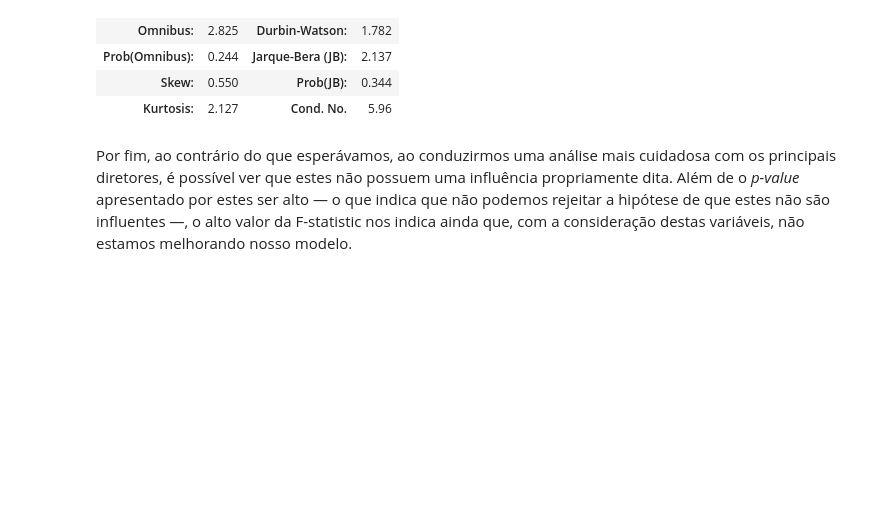
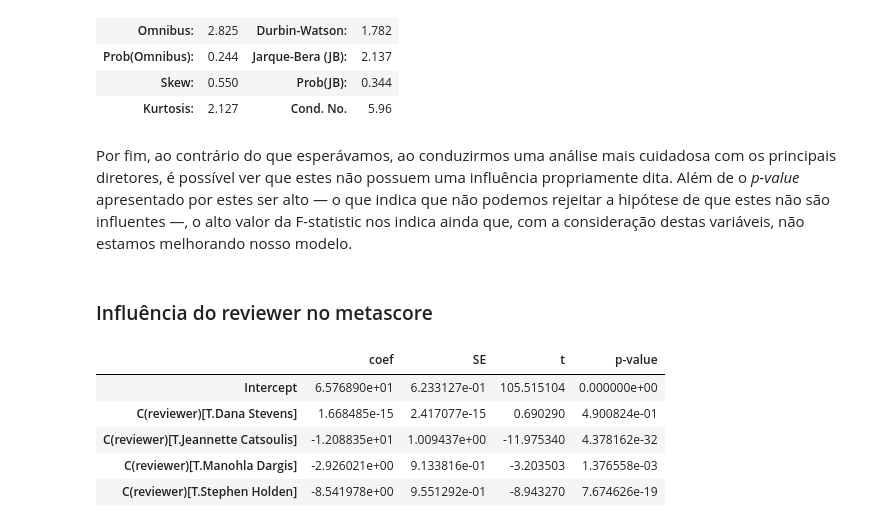
Before and after one commit to gabrieldluca/2017-2-projeto-metascience, a Jupyter notebook: notebooks/analysis.ipynb, the cells around one changed output. Cells and saved outputs as stored; diff of their text form; code cells hidden in the pictures; blank space fills up the shorter version.

```diff
--- a/notebooks/analysis.ipynb
+++ b/notebooks/analysis.ipynb
@@ -266,3 +266,28 @@ OLS Regression Results
 | Kurtosis: | 2.127 | Cond. No. | 5.96 |
 # %% [markdown]
 Por fim, ao contrário do que esperávamos, ao conduzirmos uma análise mais cuidadosa com os principais diretores, é possível ver que estes não possuem uma influência propriamente dita. Além de o *p-value* apresentado por estes ser alto — o que indica que não podemos rejeitar a hipótese de que estes não são influentes —, o alto valor da F-statistic nos indica ainda que, com a consideração destas variáveis, não estamos melhorando nosso modelo.
+# %% [markdown]
+### Influência do reviewer no metascore
+# %%
+reviewerQtd = movie_data.groupby('reviewer')[['metascore']].count()
+fiveReviewer = reviewerQtd.nlargest(5, ['metascore'])
+fiveReviewer = [i for i in fiveReviewer.index.values]
+
+getFiveReviewer= lambda i: i[2] in fiveReviewer
+fiveReviewerDF = pd.DataFrame(list(map(getFiveReviewer, movie_data.itertuples())))
+fiveReviewerDF = movie_data[fiveReviewerDF.values]
+fiveReviewerDF.reviewer.cat.remove_unused_categories(inplace=True)
+fiveReviewerDF = fiveReviewerDF.reset_index(drop=True).dropna()
+
+model = smf.ols(formula='metascore ~ C(reviewer)', data=fiveReviewerDF).fit()
+
+result = pd.concat([model.params, model.bse, model.tvalues, model.pvalues],
+                   axis=1, keys=['coef','SE','t','p-value'])
+display(result)
+# %% [output]
+|  | coef | SE | t | p-value |
+| Intercept | 6.576890e+01 | 6.233127e-01 | 105.515104 | 0.000000e+00 |
+| C(reviewer)[T.Dana Stevens] | 1.668485e-15 | 2.417077e-15 | 0.690290 | 4.900824e-01 |
+| C(reviewer)[T.Jeannette Catsoulis] | -1.208835e+01 | 1.009437e+00 | -11.975340 | 4.378162e-32 |
+| C(reviewer)[T.Manohla Dargis] | -2.926021e+00 | 9.133816e-01 | -3.203503 | 1.376558e-03 |
+| C(reviewer)[T.Stephen Holden] | -8.541978e+00 | 9.551292e-01 | -8.943270 | 7.674626e-19 |
```
Also changed, not shown: parts of 2 cells of this notebook.
